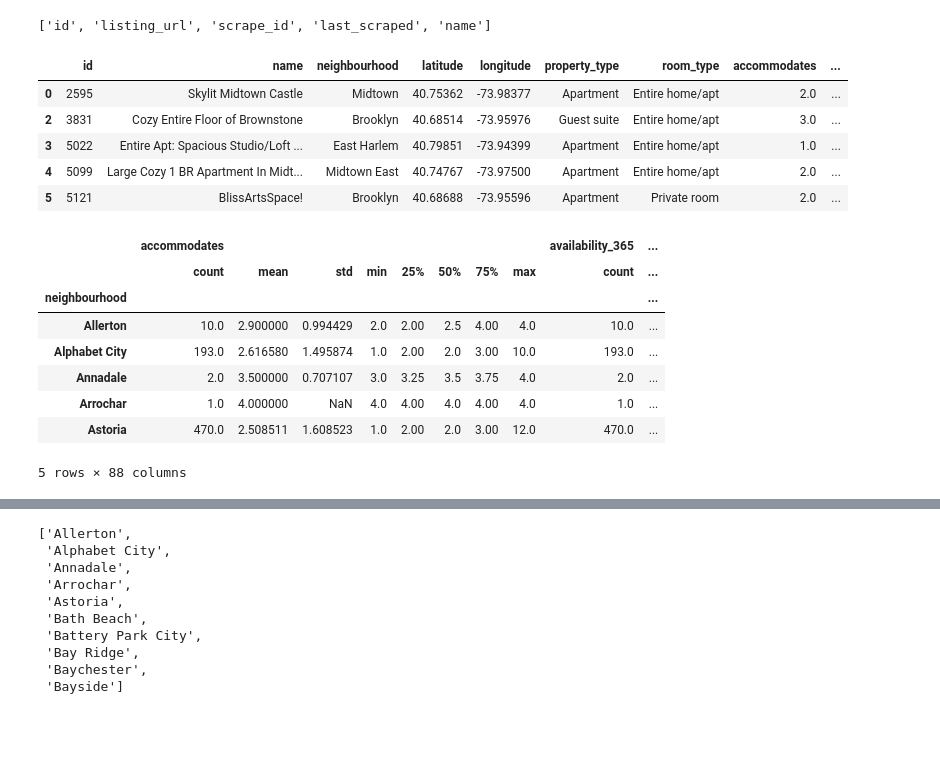
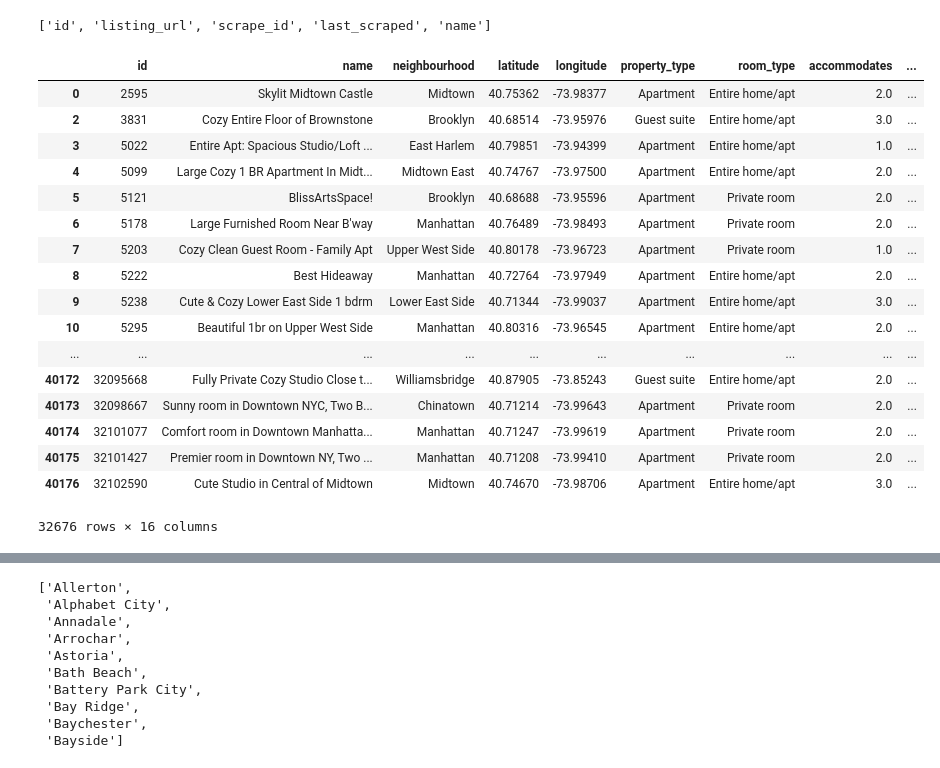
Before and after one commit to christinemazur/project1, a Jupyter notebook: NYCAnalysis.ipynb, the cells around one changed output, grey strips where cells are left out. Saved outputs shown, nothing was run; the diff lists cells and outputs as text; code cells hidden in the pictures; blank space fills up the shorter version.

```diff
--- a/NYCAnalysis.ipynb
+++ b/NYCAnalysis.ipynb
@@ -42,58 +45,39 @@ column_names[:5]
 ['id', 'listing_url', 'scrape_id', 'last_scraped', 'name']
 # %%
 # Select Columns for clean DataFrame
-NYC_data['id']
-NYC_data['name']
-NYC_data['host_location']
-NYC_data['latitude']
-NYC_data['longitude']
-NYC_data['property_type']
-NYC_data['room_type']
-NYC_data['accommodates']
-NYC_data['amenities']
-NYC_data['price']
-NYC_data['availability_365']
-NYC_data['number_of_reviews']
-NYC_data['number_of_reviews_ltm']
-NYC_data['review_scores_rating']
-NYC_data['review_scores_location']
-NYC_data['reviews_per_month']
-
 Clean_NYC = NYC_data[['id','name','neighbourhood',
                       'latitude','longitude','property_type',
                       'room_type','accommodates','amenities',
                       'price','availability_365','number_of_reviews',
                      'number_of_reviews_ltm','review_scores_rating',
                       'review_scores_location','reviews_per_month']]
 # Drop null values
 Clean_NYC = Clean_NYC.dropna()
 
 # Change price value to float
 Clean_NYC['price'] = Clean_NYC['price'].map(lambda x: x.lstrip('$'))
 #Clean_NYC['price'] = Clean_NYC['price'].map(lambda x: x.lstrip(','))
 Clean_NYC['price'] = Clean_NYC['price'].map(lambda x: x.replace(',',''))
 Clean_NYC['price'] = Clean_NYC['price'].astype('float')
 
 # Preview DataFrame
-Clean_NYC.head()
+Clean_NYC
 # %% [output]
 |  | id | name | neighbourhood | latitude | longitude | property_type | room_type | accommodates | ... |
 | 0 | 2595 | Skylit Midtown Castle | Midtown | 40.75362 | -73.98377 | Apartment | Entire home/apt | 2.0 | ... |
 | 2 | 3831 | Cozy Entire Floor of Brownstone | Brooklyn | 40.68514 | -73.95976 | Guest suite | Entire home/apt | 3.0 | ... |
 | 3 | 5022 | Entire Apt: Spacious Studio/Loft ... | East Harlem | 40.79851 | -73.94399 | Apartment | Entire home/apt | 1.0 | ... |
 | 4 | 5099 | Large Cozy 1 BR Apartment In Midt... | Midtown East | 40.74767 | -73.97500 | Apartment | Entire home/apt | 2.0 | ... |
 | 5 | 5121 | BlissArtsSpace! | Brooklyn | 40.68688 | -73.95596 | Apartment | Private room | 2.0 | ... |
+| 6 | 5178 | Large Furnished Room Near B'way | Manhattan | 40.76489 | -73.98493 | Apartment | Private room | 2.0 | ... |
+| 7 | 5203 | Cozy Clean Guest Room - Family Apt | Upper West Side | 40.80178 | -73.96723 | Apartment | Private room | 1.0 | ... |
+| 8 | 5222 | Best Hideaway | Manhattan | 40.72764 | -73.97949 | Apartment | Entire home/apt | 2.0 | ... |
+| 9 | 5238 | Cute & Cozy Lower East Side 1 bdrm | Lower East Side | 40.71344 | -73.99037 | Apartment | Entire home/apt | 3.0 | ... |
+| 10 | 5295 | Beautiful 1br on Upper West Side | Manhattan | 40.80316 | -73.96545 | Apartment | Entire home/apt | 2.0 | ... |
+| ... | ... | ... | ... | ... | ... | ... | ... | ... | ... |
+| 40172 | 32095668 | Fully Private Cozy Studio Close t... | Williamsbridge | 40.87905 | -73.85243 | Guest suite | Entire home/apt | 2.0 | ... |
+| 40173 | 32098667 | Sunny room in Downtown NYC, Two B... | Chinatown | 40.71214 | -73.99643 | Apartment | Private room | 2.0 | ... |
+| 40174 | 32101077 | Comfort room in Downtown Manhatta... | Manhattan | 40.71247 | -73.99619 | Apartment | Private room | 2.0 | ... |
+| 40175 | 32101427 | Premier room in Downtown NY, Two ... | Manhattan | 40.71208 | -73.99410 | Apartment | Private room | 2.0 | ... |
+| 40176 | 32102590 | Cute Studio in Central of Midtown | Midtown | 40.74670 | -73.98706 | Apartment | Entire home/apt | 3.0 | ... |
+32676 rows × 16 columns
-# %%
-# GroupBY Neighborhood
-neighborhoods = Clean_NYC.groupby('neighbourhood').describe()
-neighborhoods.head()
-# %% [output]
-|  | accommodates |  |  |  |  |  |  |  | availability_365 | ... |
-|  | count | mean | std | min | 25% | 50% | 75% | max | count | ... |
-| neighbourhood |  |  |  |  |  |  |  |  |  | ... |
-| Allerton | 10.0 | 2.900000 | 0.994429 | 2.0 | 2.00 | 2.5 | 4.00 | 4.0 | 10.0 | ... |
-| Alphabet City | 193.0 | 2.616580 | 1.495874 | 1.0 | 2.00 | 2.0 | 3.00 | 10.0 | 193.0 | ... |
-| Annadale | 2.0 | 3.500000 | 0.707107 | 3.0 | 3.25 | 3.5 | 3.75 | 4.0 | 2.0 | ... |
-| Arrochar | 1.0 | 4.000000 | NaN | 4.0 | 4.00 | 4.0 | 4.00 | 4.0 | 1.0 | ... |
-| Astoria | 470.0 | 2.508511 | 1.608523 | 1.0 | 2.00 | 2.0 | 3.00 | 12.0 | 470.0 | ... |
-5 rows × 88 columns
```
Also changed, not shown: parts of 5 cells of this notebook.
